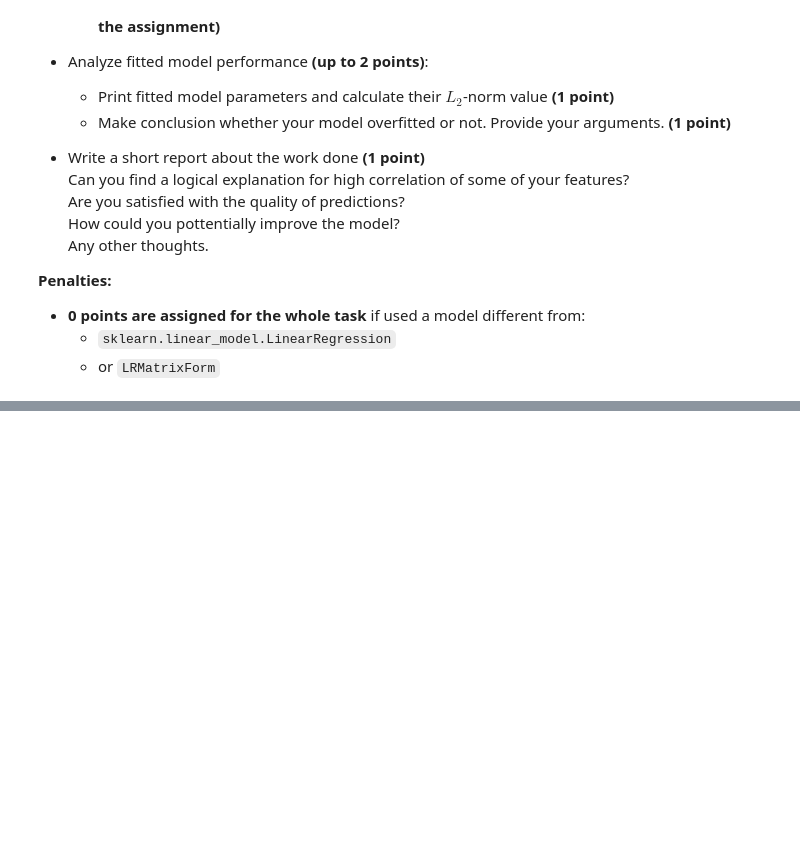
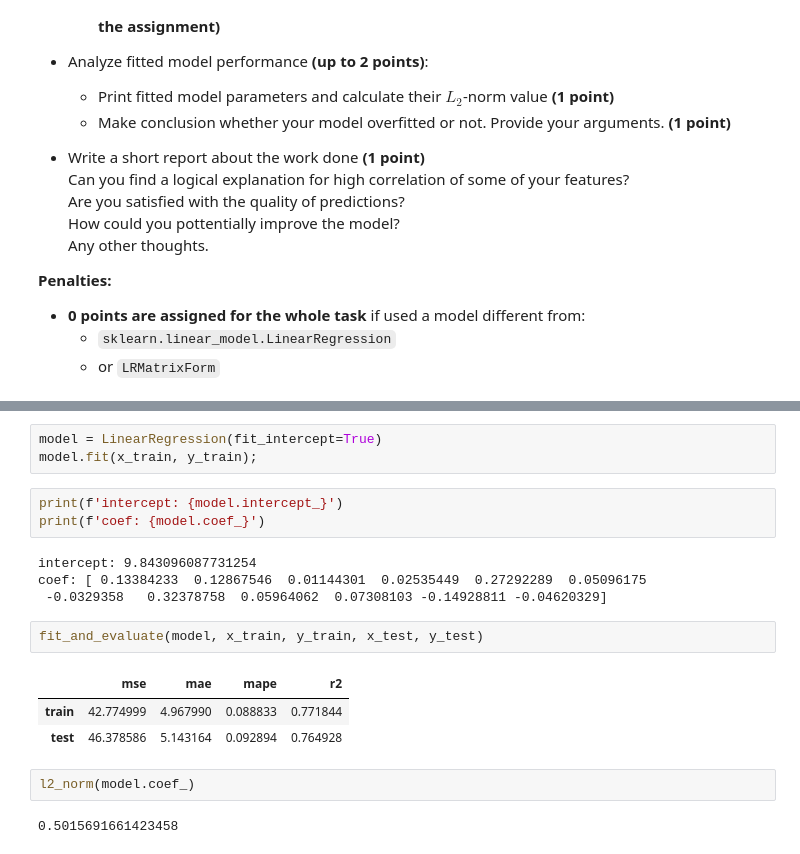
Before and after one commit to AlexeyZubar/Linear-Regression, a Jupyter notebook: linear_regression.ipynb, the cells around one changed output, grey strips where cells are left out. Saved outputs shown, nothing was run; the diff lists cells and outputs as text; blank space fills up the shorter version.

```diff
--- a/linear_regression.ipynb
+++ b/linear_regression.ipynb
@@ -1614,0 +1684,20 @@ Steps you need to follow:
+# %%
+model = LinearRegression(fit_intercept=True)
+model.fit(x_train, y_train);
+# %%
+print(f'intercept: {model.intercept_}')
+print(f'coef: {model.coef_}')
+# %% [output]
+intercept: 9.843096087731254
+coef: [ 0.13384233  0.12867546  0.01144301  0.02535449  0.27292289  0.05096175
+ -0.0329358   0.32378758  0.05964062  0.07308103 -0.14928811 -0.04620329]
+# %%
+fit_and_evaluate(model, x_train, y_train, x_test, y_test)
+# %% [output]
+|  | mse | mae | mape | r2 |
+| train | 42.774999 | 4.967990 | 0.088833 | 0.771844 |
+| test | 46.378586 | 5.143164 | 0.092894 | 0.764928 |
+# %%
+l2_norm(model.coef_)
+# %% [output]
+0.5015691661423458
```
Also changed, not shown: parts of 27 cells of this notebook.
